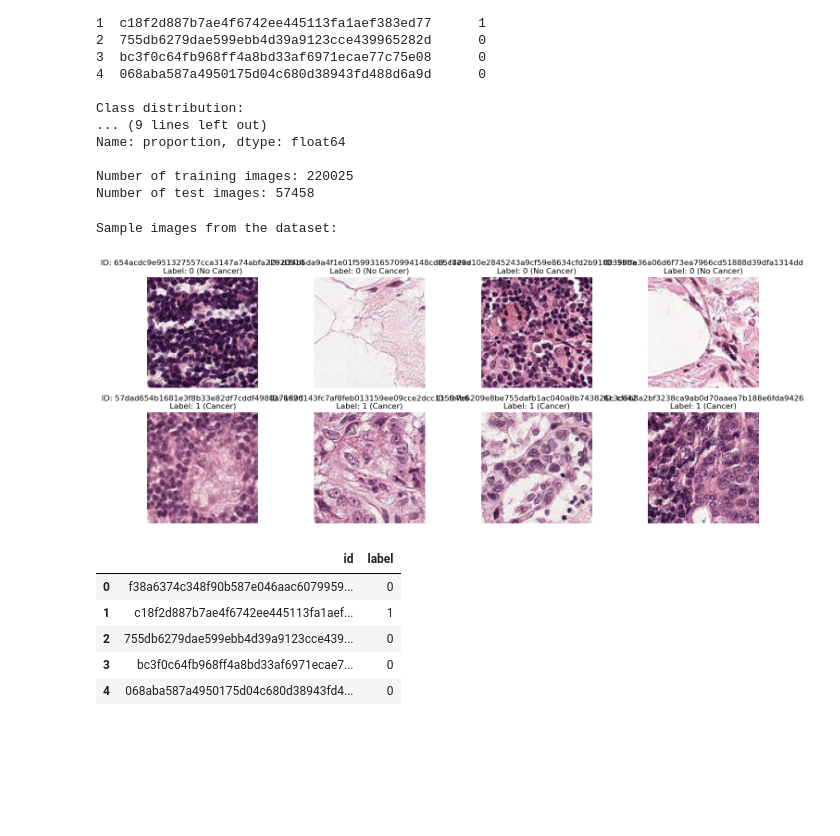
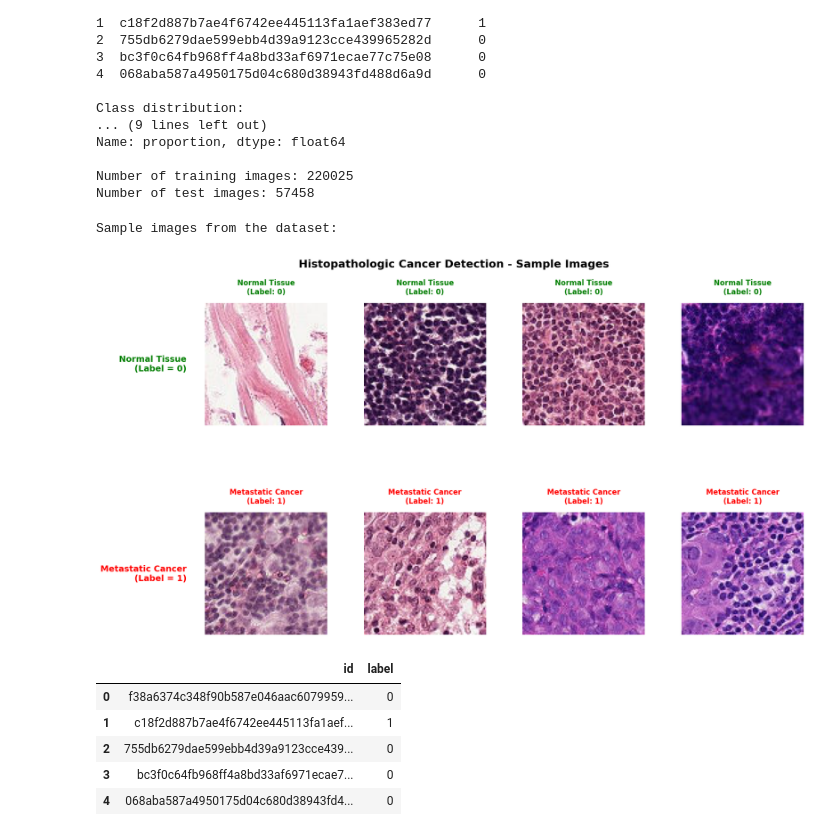
Before and after one commit to mafiat/Histopathologic-Cancer-Detection, a Jupyter notebook: Histopathologic-Cancer-Detection.ipynb, the cells around one changed output. Saved outputs shown, nothing was run; the diff lists cells and outputs as text; code cells hidden in the pictures; blank space fills up the shorter version.

```diff
--- a/Histopathologic-Cancer-Detection.ipynb
+++ b/Histopathologic-Cancer-Detection.ipynb
@@ -225,49 +232,72 @@ Number of test images: 57458
 # Step 3: Visualize sample images
 def visualize_samples(df, image_dir, n_samples=8):
     """
-    Visualize sample images from both classes
+    Visualize sample images from both classes with improved labels and spacing
     """
     if not image_dir.exists():
         print(f"Image directory {image_dir} not found!")
         return
 
     # Get samples from each class
-    class_0_samples = df[df['label'] == 0].sample(n_samples//2)
-    class_1_samples = df[df['label'] == 1].sample(n_samples//2)
+    class_0_samples = df[df['label'] == 0].sample(n_samples//2, random_state=42)
+    class_1_samples = df[df['label'] == 1].sample(n_samples//2, random_state=42)
 
     samples = pd.concat([class_0_samples, class_1_samples])
 
-    fig, axes = plt.subplots(2, n_samples//2, figsize=(15, 6))
+    # Create figure with more spacing
+    fig, axes = plt.subplots(2, n_samples//2, figsize=(18, 10))
+    fig.suptitle('Histopathologic Cancer Detection - Sample Images', fontsize=18, fontweight='bold', y=0.95)
 
     for i, (idx, row) in enumerate(samples.iterrows()):
         img_path = image_dir / f"{row['id']}.tif"
 
         if img_path.exists():
             # Load and display image
             img = cv2.imread(str(img_path))
             img = cv2.cvtColor(img, cv2.COLOR_BGR2RGB)
 
             row_idx = i // (n_samples//2)
             col_idx = i % (n_samples//2)
 
             axes[row_idx, col_idx].imshow(img)
+
+            # Improved title formatting
+            label_text = 'Metastatic Cancer' if row['label'] == 1 else 'Normal Tissue'
+            color = 'red' if row['label'] == 1 else 'green'
+
             axes[row_idx, col_idx].set_title(
-                f"ID: {row['id']}\nLabel: {row['label']} ({'Cancer' if row['label'] == 1 else 'No Cancer'})"
+                f"{label_text}\n(Label: {row['label']})",
+                fontsize=12,
+                fontweight='bold',
+                color=color,
+                pad=15  # Increased padding between title and image
             )
             axes[row_idx, col_idx].axis('off')
 
-    plt.tight_layout()
+    # Add row labels with better positioning
+    axes[0, 0].text(-0.15, 0.5, 'Normal Tissue\n(Label = 0)',
+                    transform=axes[0, 0].transAxes,
+                    fontsize=14, fontweight='bold',
+                    va='center', ha='right', color='green')
+
+    axes[1, 0].text(-0.15, 0.5, 'Metastatic Cancer\n(Label = 1)',
+                    transform=axes[1, 0].transAxes,
+                    fontsize=14, fontweight='bold',
+                    va='center', ha='right', color='red')
+
+    # Adjust spacing: left, bottom, right, top, wspace (width), hspace (height)
+    plt.subplots_adjust(left=0.18, bottom=0.05, right=0.95, top=0.88, wspace=0.3, hspace=0.4)
     plt.show()
 
 # Visualize samples if data is available
 if 'df_train' in locals() and train_dir.exists():
     print("Sample images from the dataset:")
     visualize_samples(df_train, train_dir)
 else:
     print("Data not loaded yet. Run the download cell first.")
 # %% [output]
 Sample images from the dataset:
-[figure, old version]
+[figure, new version]
 # %%
 df_train.head()
 # %% [output]
```
Also changed, not shown: parts of 8 cells of this notebook.
